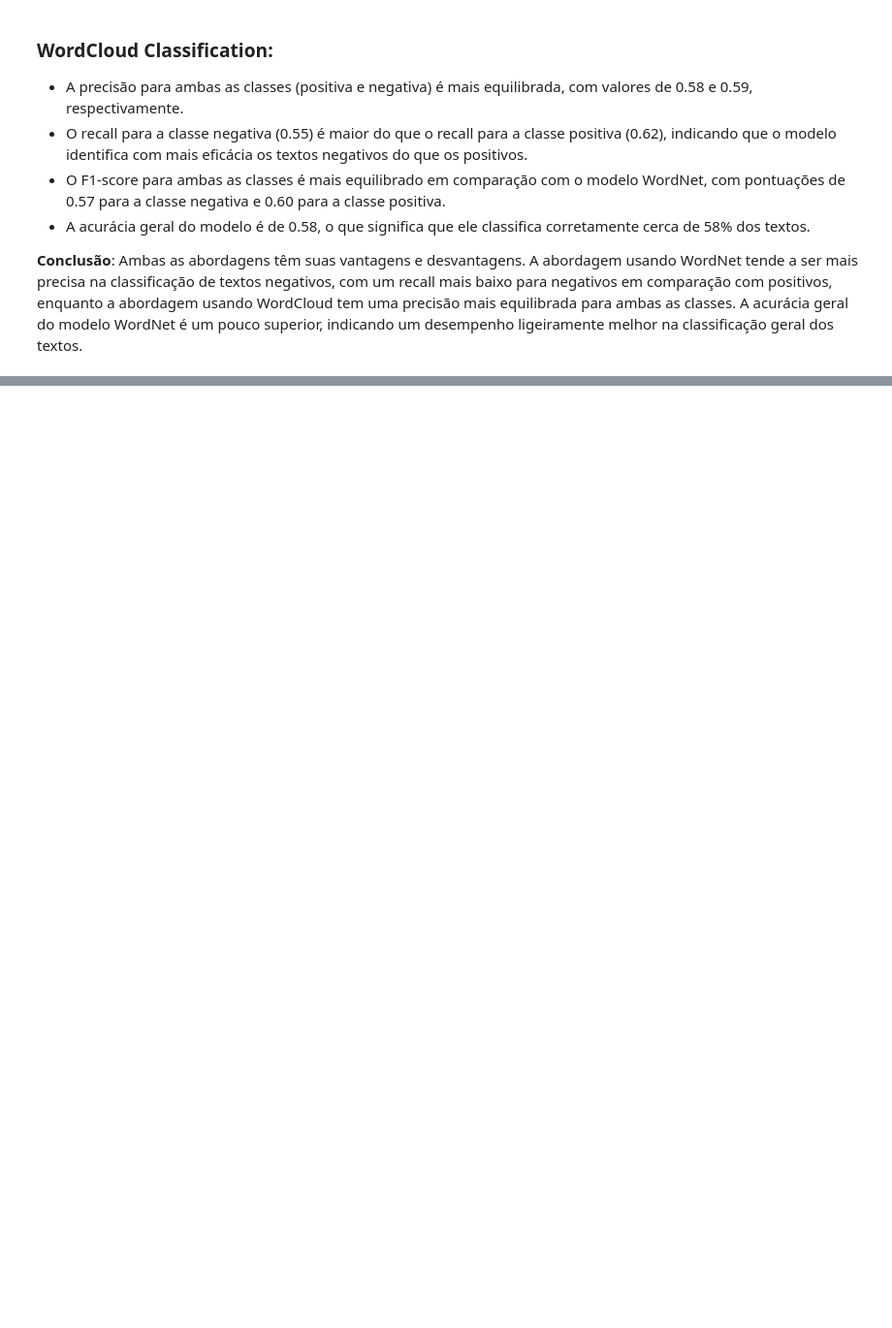
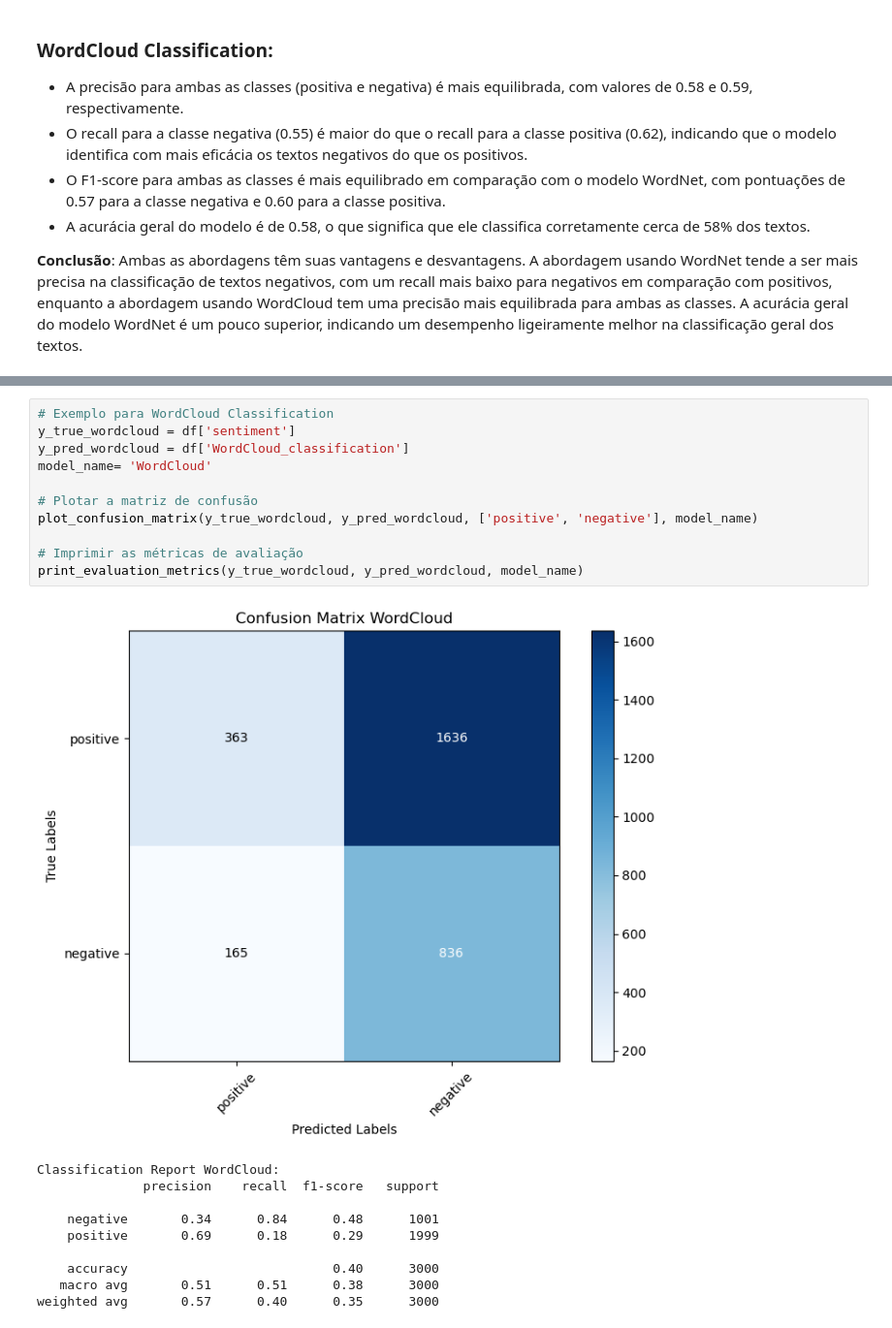
Before and after one commit to danielcarvalho99/Projeto-NLP, a Jupyter notebook: notebooks_explicativos/Simbolico.ipynb, the cells around one changed output, grey strips where cells are left out. Shown at 97% size. Cells and saved outputs as stored; diff of their text form; blank space fills up the shorter version.

```diff
--- a/notebooks_explicativos/Simbolico.ipynb
+++ b/notebooks_explicativos/Simbolico.ipynb
@@ -519,0 +599,22 @@ Ambas as abordagens têm suas vantagens e desvantagens. A abordagem usando WordN
+# %%
+# Exemplo para WordCloud Classification
+y_true_wordcloud = df['sentiment']
+y_pred_wordcloud = df['WordCloud_classification']
+model_name= 'WordCloud'
+
+# Plotar a matriz de confusão
+plot_confusion_matrix(y_true_wordcloud, y_pred_wordcloud, ['positive', 'negative'], model_name)
+
+# Imprimir as métricas de avaliação
+print_evaluation_metrics(y_true_wordcloud, y_pred_wordcloud, model_name)
+# %% [output]
+[figure, added]
+Classification Report WordCloud:
+              precision    recall  f1-score   support
+
+    negative       0.34      0.84      0.48      1001
+    positive       0.69      0.18      0.29      1999
+
+    accuracy                           0.40      3000
+   macro avg       0.51      0.51      0.38      3000
+weighted avg       0.57      0.40      0.35      3000
```
Also changed, not shown: parts of 10 cells of this notebook.
